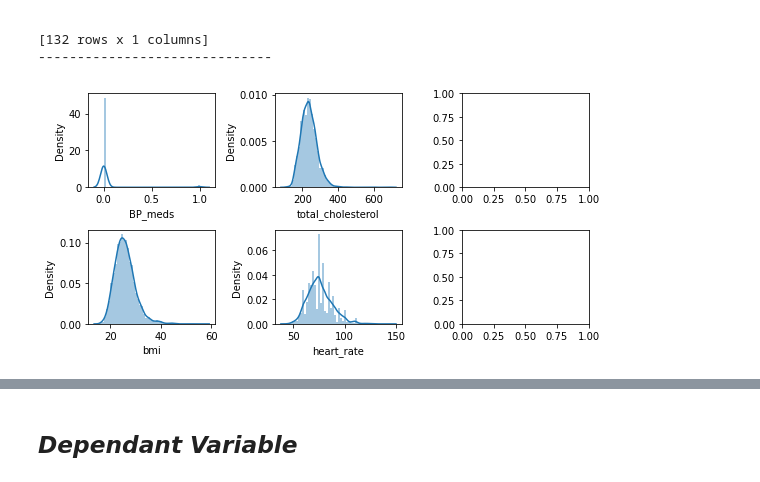
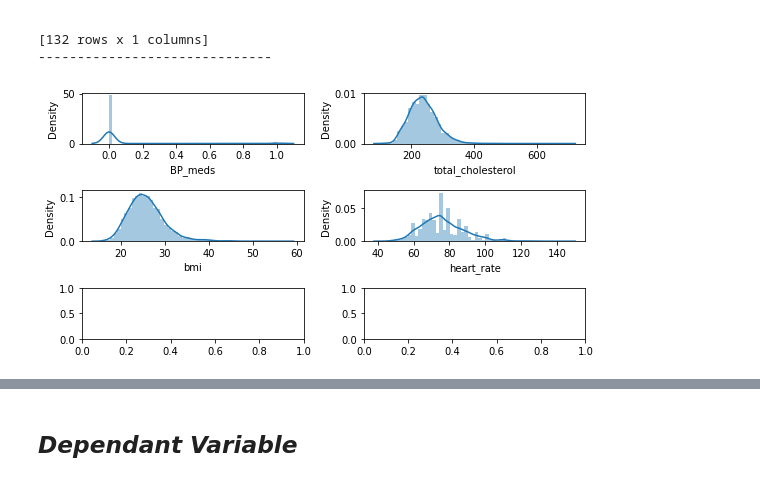
Before and after one commit to parulsharma098/Cardiovascular-Risk-Prediction, a Jupyter notebook: CARDIOVASCULAR_RISK_PREDICTION_CAPSTONE_III(Classification).ipynb, the cells around one changed output, grey strips where cells are left out. Saved outputs shown, nothing was run; the diff lists cells and outputs as text; code cells hidden in the pictures.

```diff
--- a/CARDIOVASCULAR_RISK_PREDICTION_CAPSTONE_III(Classification).ipynb
+++ b/CARDIOVASCULAR_RISK_PREDICTION_CAPSTONE_III(Classification).ipynb
@@ -632,16 +632,16 @@ print('--'*15)
 # %%
 #Distribution plot after imputation.
 cols = ['BP_meds','total_cholesterol','bmi','heart_rate','glucose']
 # plotting
-fig, ax = plt.subplots(nrows=2, ncols=3, figsize=(8, 4))
+fig, ax = plt.subplots(3,2, figsize=(8, 4))
 i = 0
 for ax_row in range(2):
     for ax_col in range(2):
         ax_ = sns.distplot(df[cols[i]], ax=ax[ax_row][ax_col])
         i += 1
 plt.tight_layout()
 # %% [output]
-[figure, old version]
+[figure, new version]
 # %%
 #Dropping the remaining null values from the data.
 df.dropna(subset=['BP_meds','total_cholesterol','bmi','heart_rate','glucose'],inplace= True)
```
Also changed, not shown: parts of 51 cells of this notebook.
